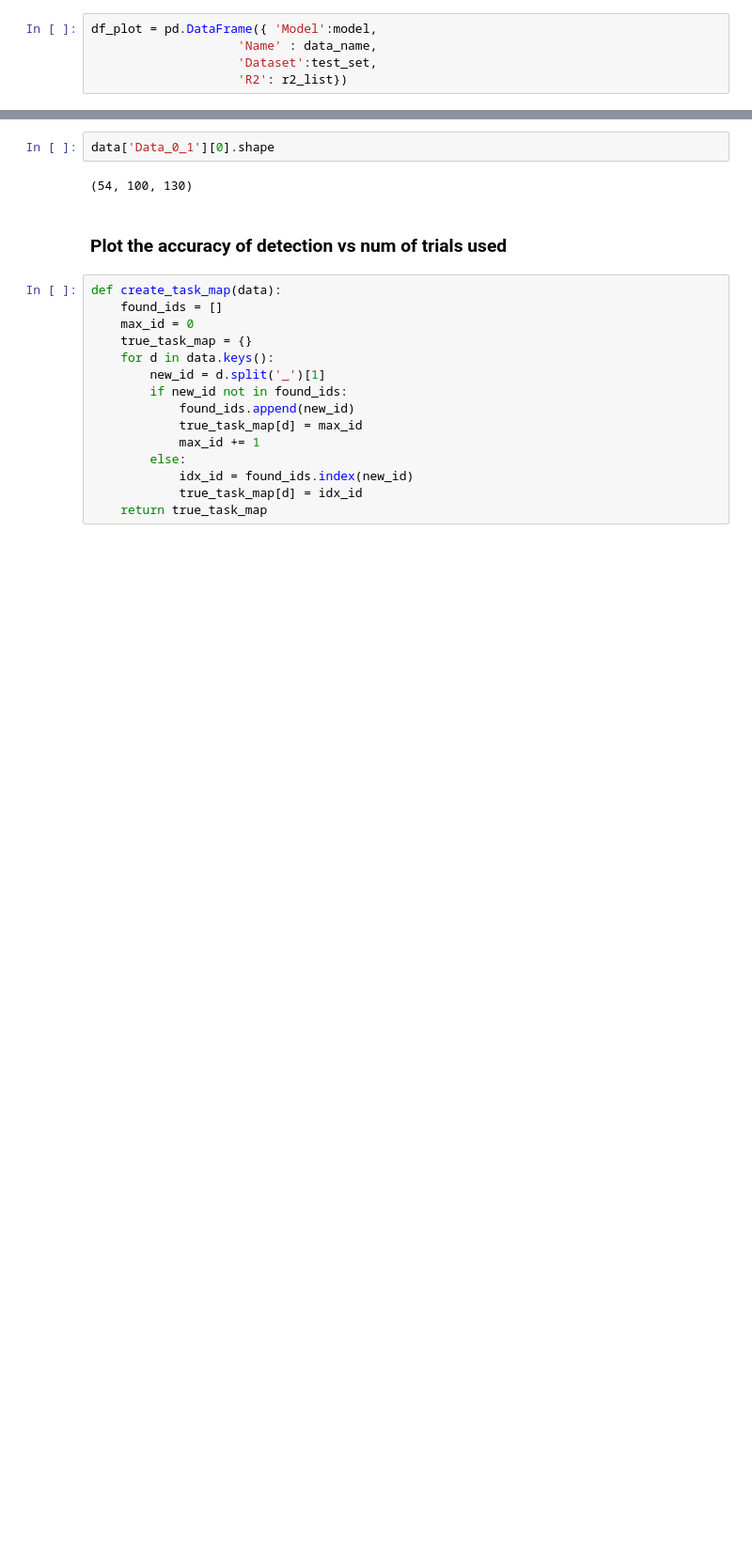
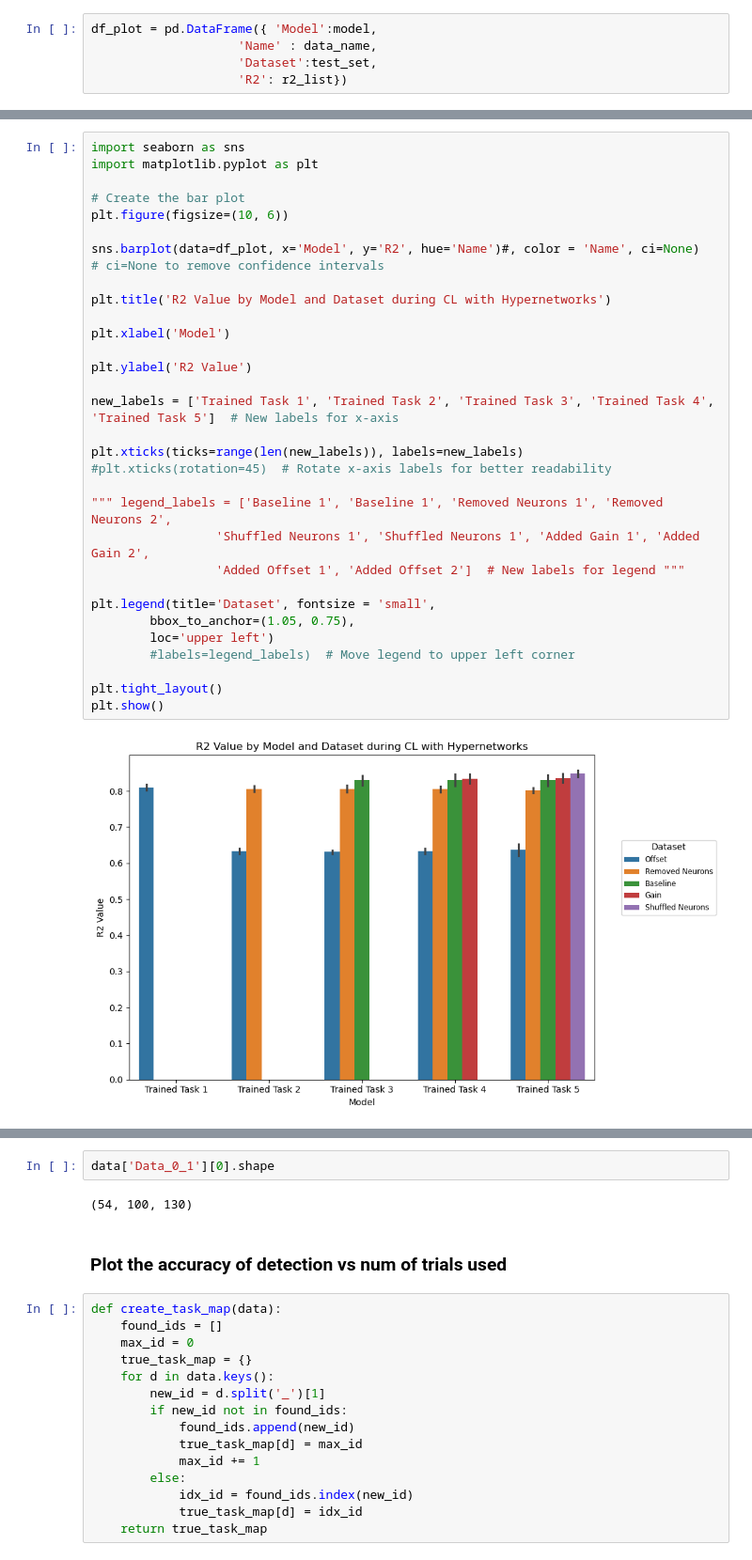
Before and after one commit to nereaiscamu/CL_UpperLimb_Control, a Jupyter notebook: Task_Detector_Hnet_PoC/Result_Analysis.ipynb, the cells around one changed output, grey strips where cells are left out. Shown at 94% size. Drawn from its saved outputs; the diff is of its cells as text; blank space fills up the shorter version.

```diff
--- a/Task_Detector_Hnet_PoC/Result_Analysis.ipynb
+++ b/Task_Detector_Hnet_PoC/Result_Analysis.ipynb
@@ -212,3 +212,36 @@ df_plot
+# %%
+import seaborn as sns
+import matplotlib.pyplot as plt
+
+# Create the bar plot
+plt.figure(figsize=(10, 6))
+
+sns.barplot(data=df_plot, x='Model', y='R2', hue='Name')#, color = 'Name', ci=None)  # ci=None to remove confidence intervals
+
+plt.title('R2 Value by Model and Dataset during CL with Hypernetworks')
+
+plt.xlabel('Model')
+
+plt.ylabel('R2 Value')
+
+new_labels = ['Trained Task 1', 'Trained Task 2', 'Trained Task 3', 'Trained Task 4', 'Trained Task 5']  # New labels for x-axis
+
+plt.xticks(ticks=range(len(new_labels)), labels=new_labels)
+#plt.xticks(rotation=45)  # Rotate x-axis labels for better readability
+
+""" legend_labels = ['Baseline 1', 'Baseline 1', 'Removed Neurons 1', 'Removed Neurons 2',
+                 'Shuffled Neurons 1', 'Shuffled Neurons 1', 'Added Gain 1', 'Added Gain 2',
+                 'Added Offset 1', 'Added Offset 2']  # New labels for legend """
+
+plt.legend(title='Dataset', fontsize = 'small',
+        bbox_to_anchor=(1.05, 0.75),
+        loc='upper left')
+        #labels=legend_labels)  # Move legend to upper left corner
+
+plt.tight_layout()
+plt.show()
+# %% [output]
+[figure, added]
 # %%
 import seaborn as sns
 import matplotlib.pyplot as plt
```
Also changed, not shown: parts of 7 cells of this notebook, 7 other files.
